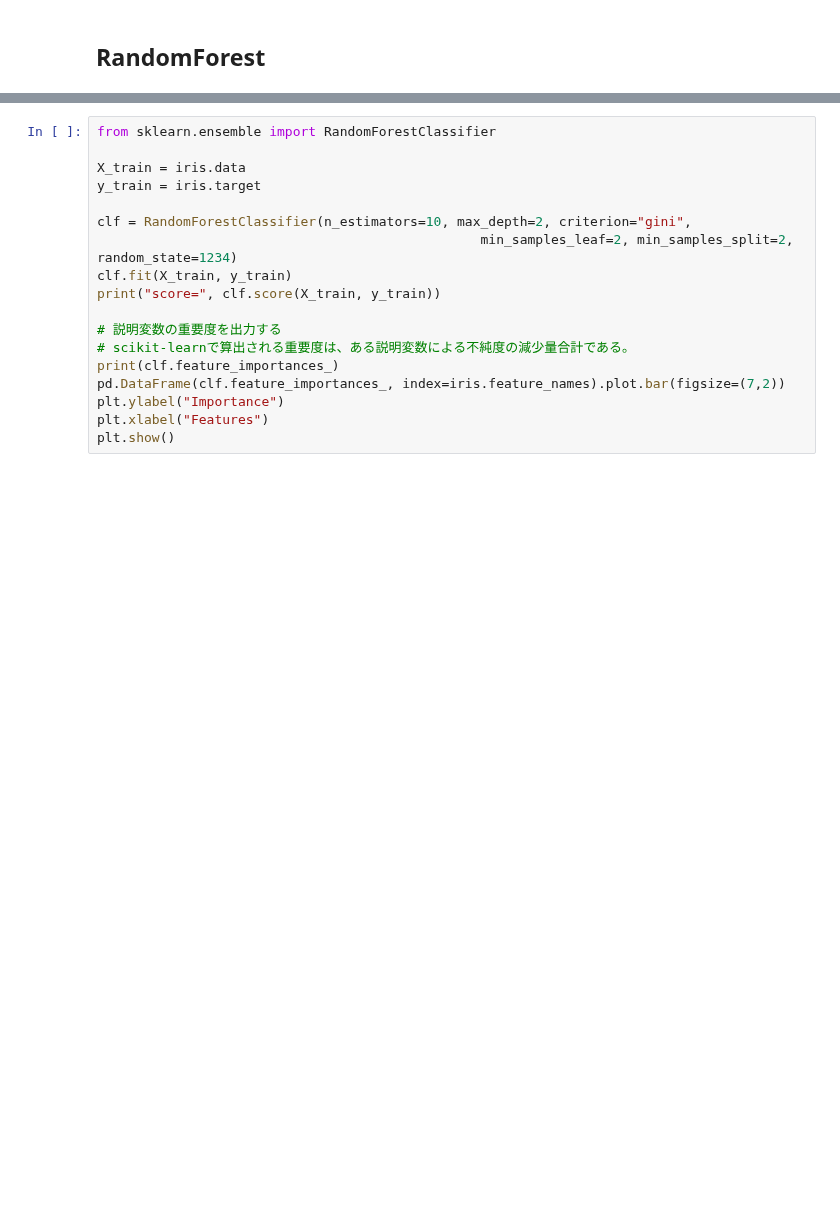
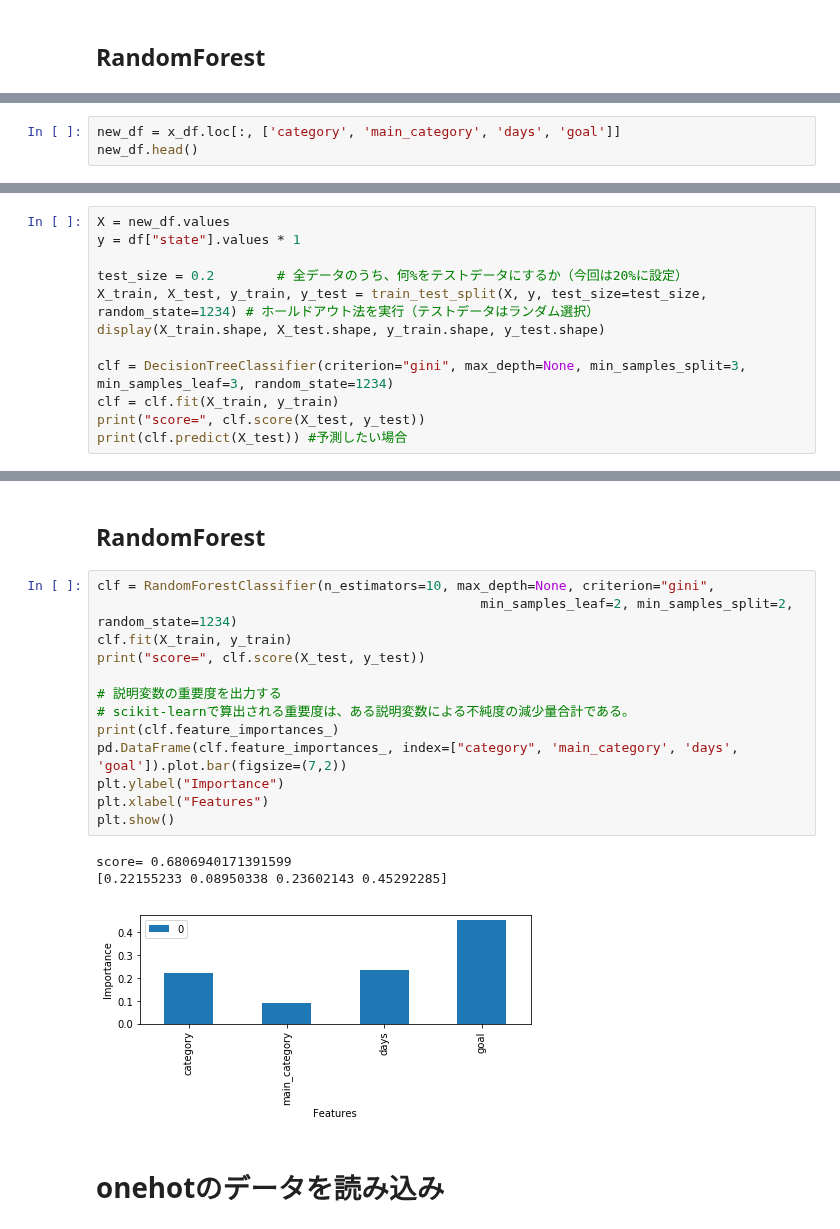
Before and after one commit to dychi/skillup-ai, a Jupyter notebook: kickstarter/Day3/RandomForest.ipynb, the cells around one changed output, grey strips where cells are left out. Saved outputs shown, nothing was run; the diff lists cells and outputs as text; blank space fills up the shorter version.

```diff
--- a/kickstarter/Day3/RandomForest.ipynb
+++ b/kickstarter/Day3/RandomForest.ipynb
@@ -28,0 +93,3 @@ print(clf.predict(X_test)) #予測したい場合
+# %%
+new_df = x_df.loc[:, ['category', 'main_category', 'days', 'goal']]
+new_df.head()
@@ -28,0 +103,12 @@ print(clf.predict(X_test)) #予測したい場合
+# %%
+X = new_df.values
+y = df["state"].values * 1
+
+test_size = 0.2        # 全データのうち、何%をテストデータにするか（今回は20%に設定）
+X_train, X_test, y_train, y_test = train_test_split(X, y, test_size=test_size, random_state=1234) # ホールドアウト法を実行（テストデータはランダム選択）
+display(X_train.shape, X_test.shape, y_train.shape, y_test.shape)
+
+clf = DecisionTreeClassifier(criterion="gini", max_depth=None, min_samples_split=3, min_samples_leaf=3, random_state=1234)
+clf = clf.fit(X_train, y_train)
+print("score=", clf.score(X_test, y_test))
+print(clf.predict(X_test)) #予測したい場合
@@ -29,18 +122,21 @@ print(clf.predict(X_test)) #予測したい場合
+# %% [markdown]
+## RandomForest
 # %%
-from sklearn.ensemble import RandomForestClassifier
-
-X_train = iris.data
-y_train = iris.target
-
-clf = RandomForestClassifier(n_estimators=10, max_depth=2, criterion="gini",
+clf = RandomForestClassifier(n_estimators=10, max_depth=None, criterion="gini",
                                                  min_samples_leaf=2, min_samples_split=2, random_state=1234)
 clf.fit(X_train, y_train)
-print("score=", clf.score(X_train, y_train))
+print("score=", clf.score(X_test, y_test))
 
 # 説明変数の重要度を出力する
 # scikit-learnで算出される重要度は、ある説明変数による不純度の減少量合計である。
 print(clf.feature_importances_)
-pd.DataFrame(clf.feature_importances_, index=iris.feature_names).plot.bar(figsize=(7,2))
+pd.DataFrame(clf.feature_importances_, index=["category", 'main_category', 'days', 'goal']).plot.bar(figsize=(7,2))
 plt.ylabel("Importance")
 plt.xlabel("Features")
 plt.show()
+# %% [output]
+score= 0.6806940171391599
+[0.22155233 0.08950338 0.23602143 0.45292285]
+[figure, added]
+# %% [markdown]
+# onehotのデータを読み込み
```
Also changed, not shown: parts of 23 cells of this notebook, 1 other file.
